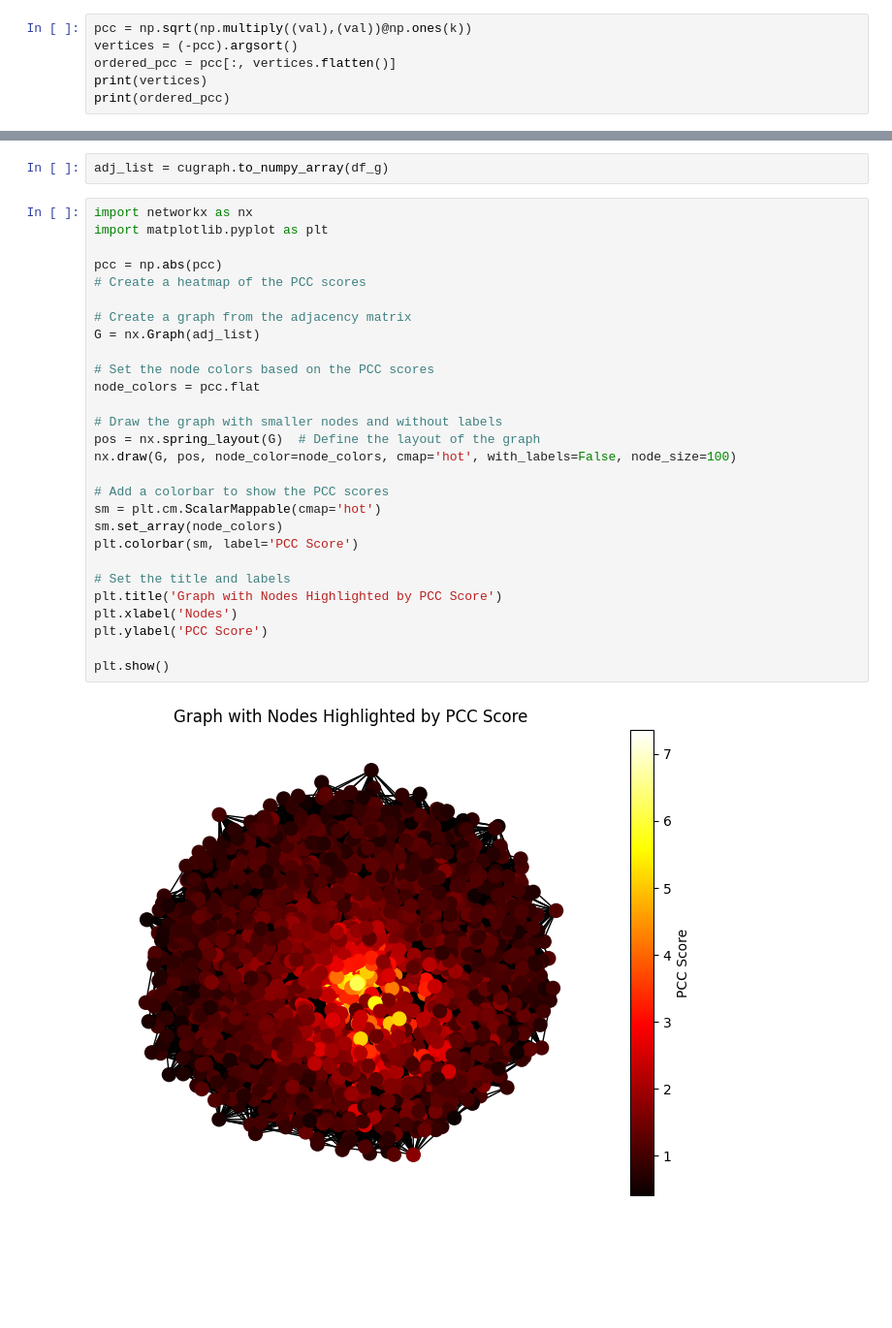
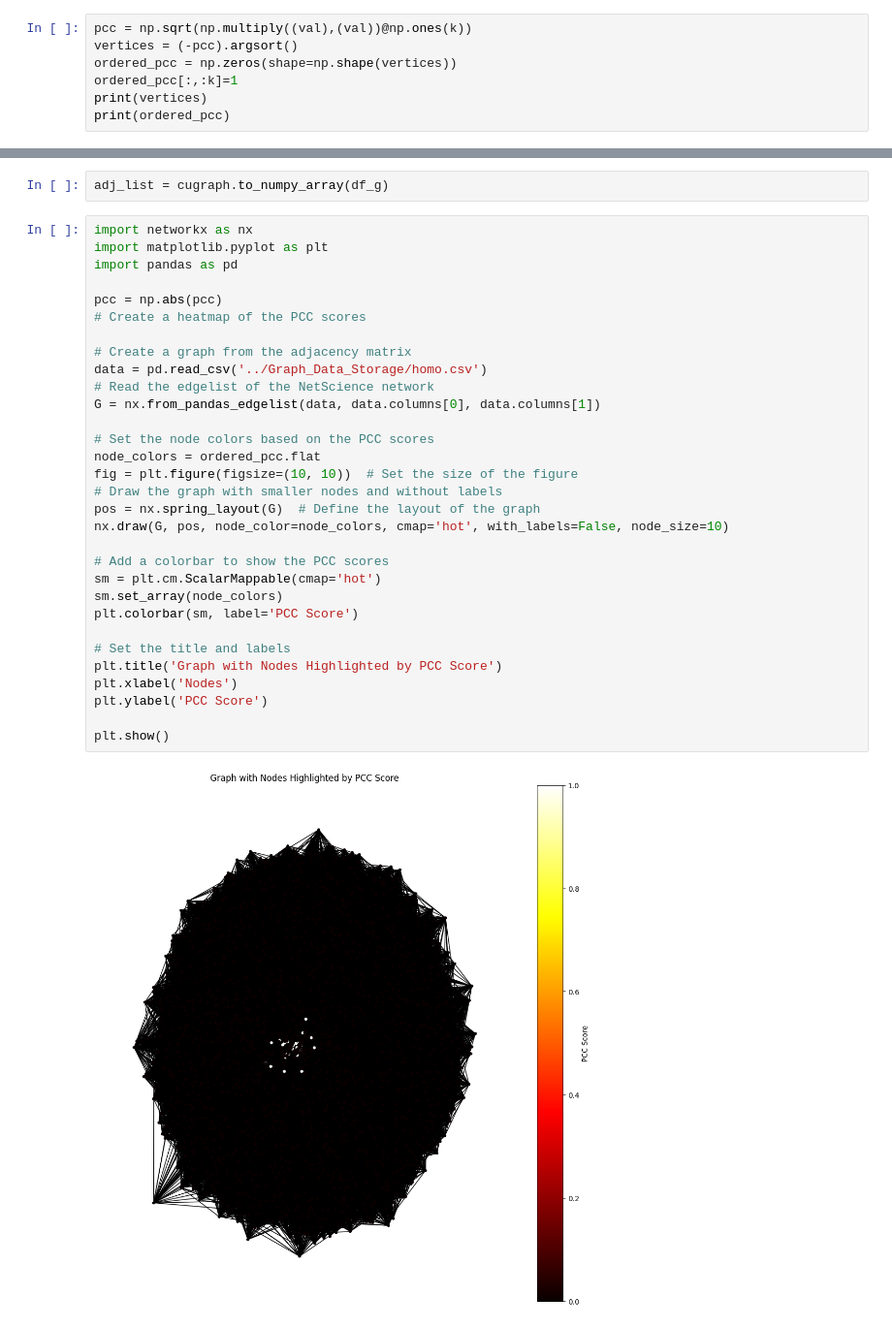
Before and after one commit to jvap2/InfluenceMax_Talladega, a Jupyter notebook: Python_Testing/pcc_imm.ipynb, the cells around one changed output, grey strips where cells are left out. Shown: that part at 97% size. Drawn from its saved outputs; the diff is of its cells as text; blank space fills up the shorter version.

```diff
--- a/Python_Testing/pcc_imm.ipynb
+++ b/Python_Testing/pcc_imm.ipynb
@@ -68,7 +68,8 @@ print(np.shape(x))
 # %%
 pcc = np.sqrt(np.multiply((val),(val))@np.ones(k))
 vertices = (-pcc).argsort()
-ordered_pcc = pcc[:, vertices.flatten()]
+ordered_pcc = np.zeros(shape=np.shape(vertices))
+ordered_pcc[:,:k]=1
 print(vertices)
 print(ordered_pcc)
 # %% [output]
@@ -81,30 +80,33 @@ adj_list = cugraph.to_numpy_array(df_g)
 # %%
 import networkx as nx
 import matplotlib.pyplot as plt
+import pandas as pd
 
 pcc = np.abs(pcc)
 # Create a heatmap of the PCC scores
 
 # Create a graph from the adjacency matrix
-G = nx.Graph(adj_list)
+data = pd.read_csv('../Graph_Data_Storage/homo.csv')
+# Read the edgelist of the NetScience network
+G = nx.from_pandas_edgelist(data, data.columns[0], data.columns[1])
 
 # Set the node colors based on the PCC scores
-node_colors = pcc.flat
-
+node_colors = ordered_pcc.flat
+fig = plt.figure(figsize=(10, 10))  # Set the size of the figure
 # Draw the graph with smaller nodes and without labels
 pos = nx.spring_layout(G)  # Define the layout of the graph
-nx.draw(G, pos, node_color=node_colors, cmap='hot', with_labels=False, node_size=100)
+nx.draw(G, pos, node_color=node_colors, cmap='hot', with_labels=False, node_size=10)
 
 # Add a colorbar to show the PCC scores
 sm = plt.cm.ScalarMappable(cmap='hot')
 sm.set_array(node_colors)
 plt.colorbar(sm, label='PCC Score')
 
 # Set the title and labels
 plt.title('Graph with Nodes Highlighted by PCC Score')
 plt.xlabel('Nodes')
 plt.ylabel('PCC Score')
 
 plt.show()
 # %% [output]
-[figure, old version]
+[figure, new version]
```
Also changed, not shown: parts of 2 cells of this notebook, 2 other files.
